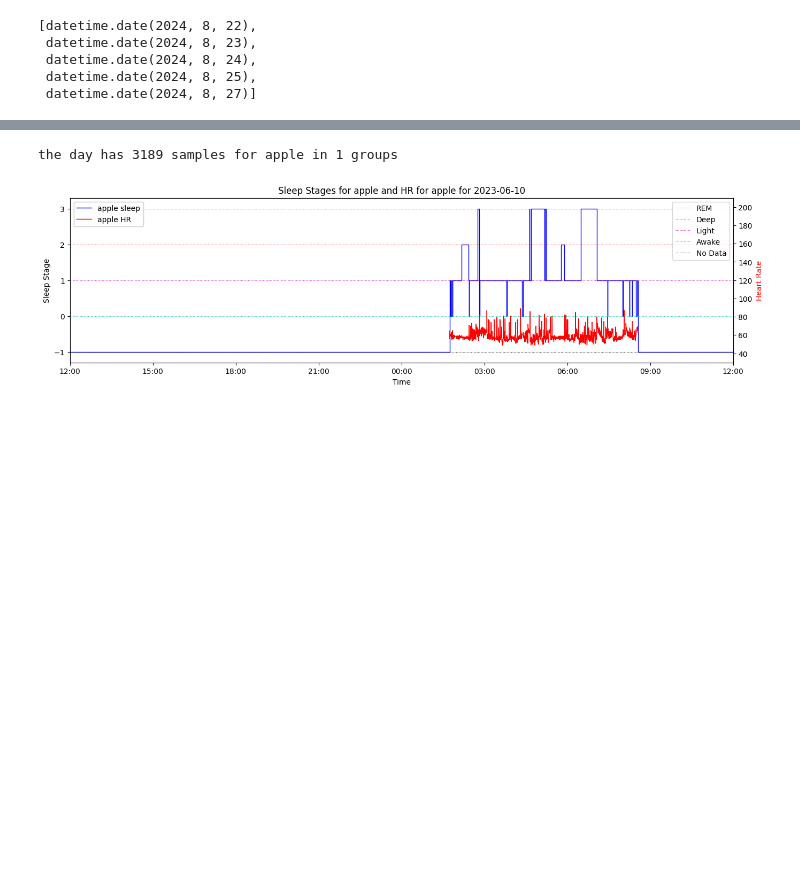
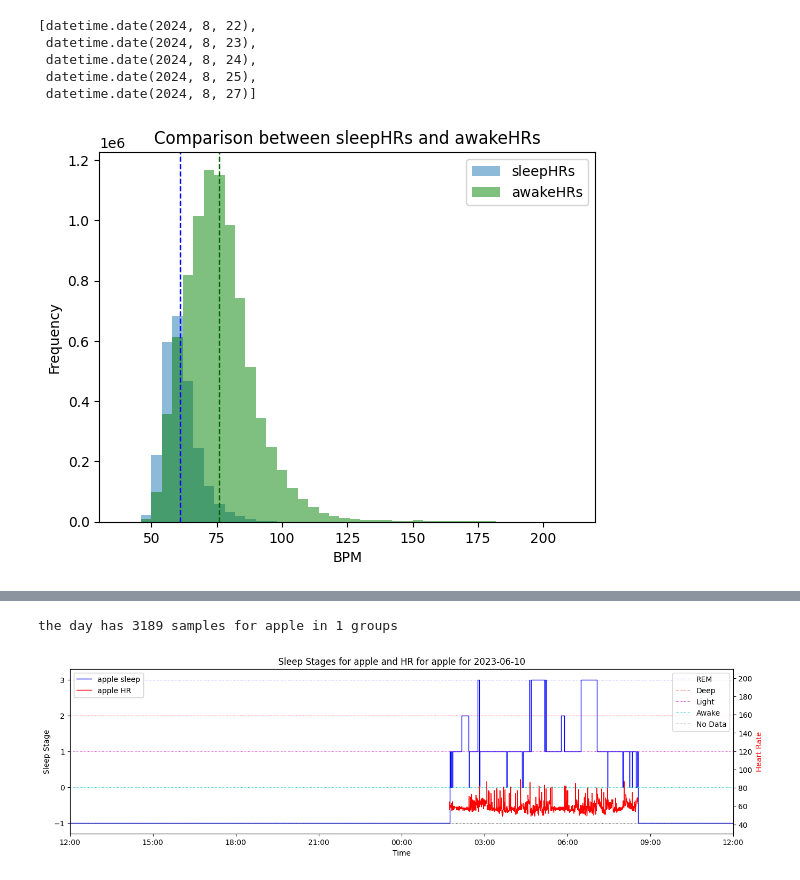
Before and after one commit to AbhikChowdhury6/dataImport, a Jupyter notebook: analyisis/segmentHRsOnSleep.ipynb, the cells around one changed output, grey strips where cells are left out. Saved outputs shown, nothing was run; the diff lists cells and outputs as text; code cells hidden in the pictures; blank space fills up the shorter version.

Commit message:
cleaned and added plot2HRGroups to utils

```diff
--- a/analyisis/segmentHRsOnSleep.ipynb
+++ b/analyisis/segmentHRsOnSleep.ipynb
@@ -31,29 +34,3 @@ print(len(sleepTimesDf))
-# %%
-# query the HRDf for the times during the section
-def getHRsForTimePeriods(times, HRDf):
-    HRDfForTimes = HRDf[(HRDf.index > times.iloc[0]['startDate']) &
-                        (HRDf.index < times.iloc[0]['endDate'])]
-    for rowI in range(1, len(times)):
-        HRDfForTimes = pd.concat([HRDfForTimes, HRDf[(HRDf.index > times.iloc[rowI]['startDate']) &
-                                                    (HRDf.index < times.iloc[rowI]['endDate'])]])
-
-    return HRDfForTimes
-# %%
-# I'm not going to be happy untill I make this faster
-
-# a new approach could be to make a mask
-    #this ended up twice as fast but let's test it with some fitbit data
-    #it's still taking a bit too long, I feel like I can update the mask
-    #by querying indexes with a binary tree to speed things up
-
-# query the HRDf for the times during the section
-def getHRsForTimePeriods(times, HRDf):
-    mask = pd.Series([False] * len(HRDf), index=HRDf.index)
-
-    for start, end in times[['startDate', 'endDate']].values.tolist():
-        mask |= (HRDf.index >= start) & (HRDf.index <= end)
-
-    return HRDf[mask]
 # %%
 # query the HRDf for the times during the section
 def getHRsForTimePeriods(times, HRDf):
@@ -72,6 +49,8 @@ def getHRsForTimePeriods(times, HRDf):
 # takes 5m 2s
 # with binary search takes 1s
 sleepHRs = getHRsForTimePeriods(sleepTimesDf, fitbitHRDf)
+# %%
+awakeHRs = getHRsForTimePeriods(awakeTimesDf, fitbitHRDf)
 # %%
 sorted(list(set(sleepHRs.index.date)))[-5:]
 # %% [output]
@@ -82,0 +69,15 @@ sorted(list(set(sleepHRs.index.date)))[-5:]
+# %%
+def plot2HRGroups(HRDf1, HRDf2, name1, name2):
+    bins = [x for x in range(30,221, (220-30)//40)]
+    ax = HRDf1.value.plot.hist(bins=bins, xlim=(30,200), alpha=0.5, label=name1)
+    ax.hist(HRDf2.value, bins=bins, alpha=0.5, color="g", label=name2)
+    ax.set_xlabel("BPM")
+    ax.set_title("Comparison between " + name1 + " and " + name2)
+    ax.axvline(HRDf1.value.mean(), color='b', linestyle='dashed', linewidth=1)
+    ax.axvline(HRDf2.value.mean(), color='darkgreen', linestyle='dashed', linewidth=1)
+    ax.legend(loc='upper right')
+    ax.set_xlim(30,220)
+# %%
+plot2HRGroups(sleepHRs, awakeHRs, 'sleepHRs', 'awakeHRs')
+# %% [output]
+[figure, added]
```
Also changed, not shown: parts of 4 cells of this notebook, 2 other files.
